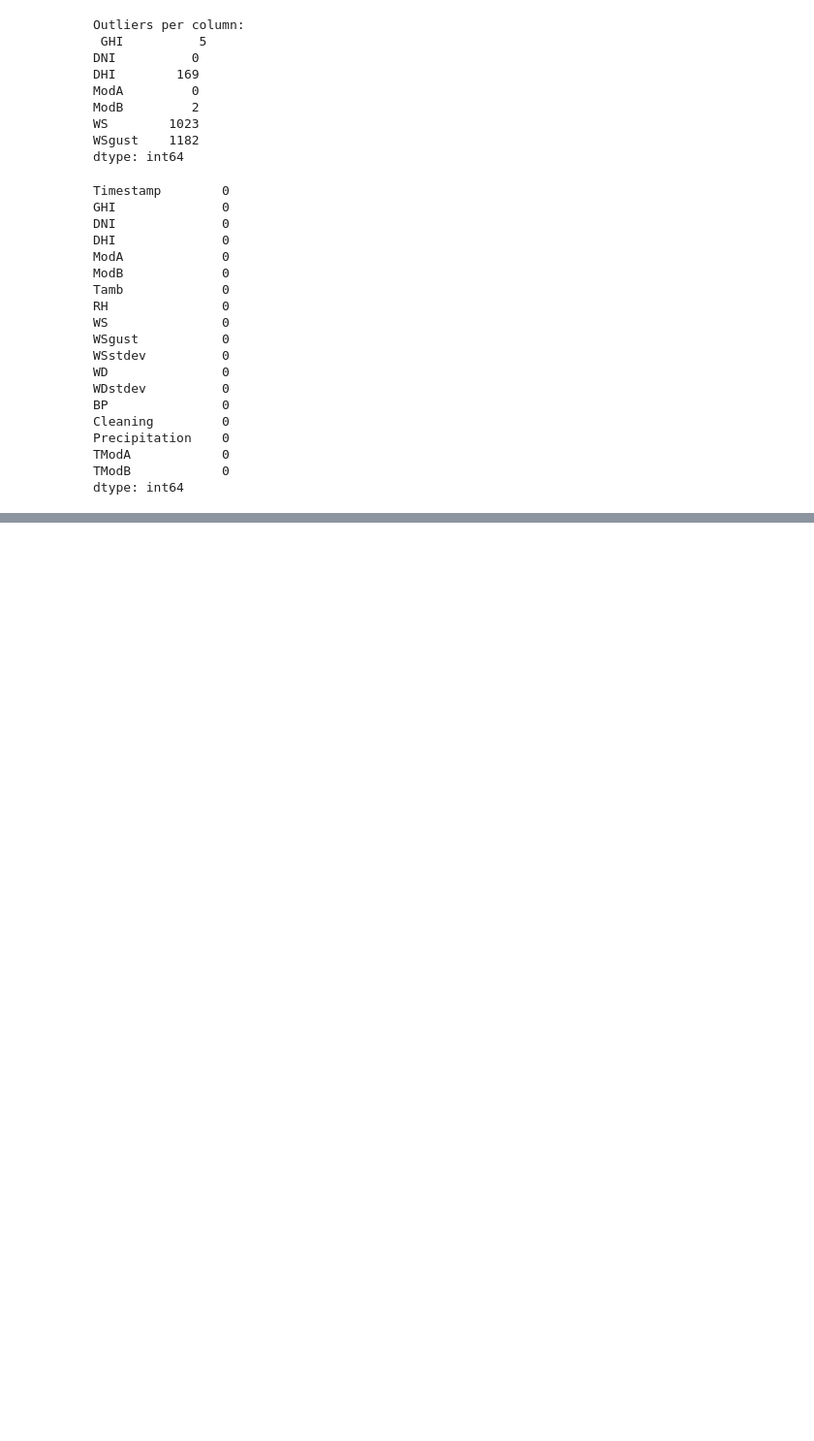
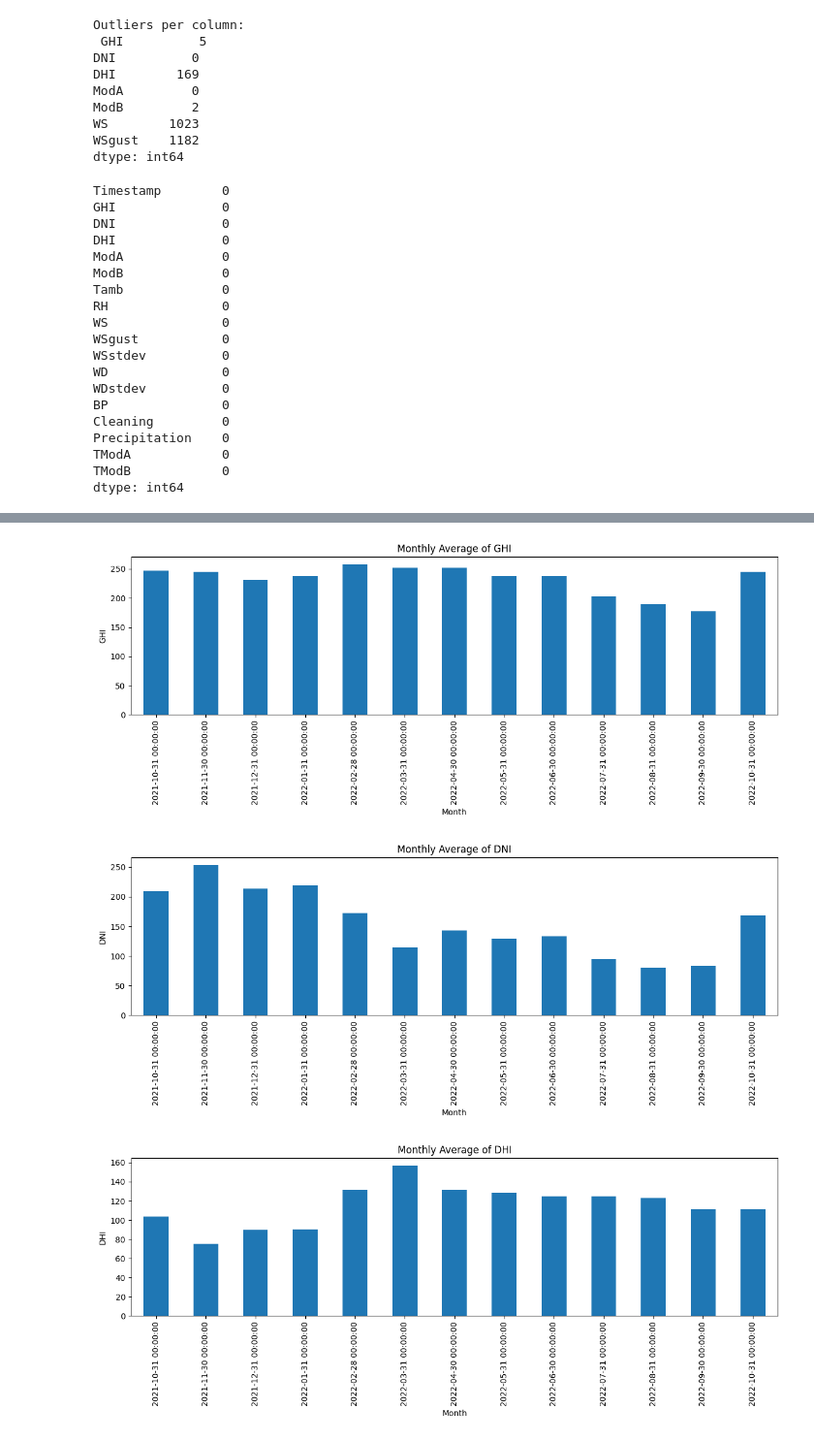
Before and after one commit to Feven777/solar-challenge-week0, a Jupyter notebook: notebook/togo_eda.ipynb, the cells around one changed output, grey strips where cells are left out. Shown: that part at 97% size. Cells and saved outputs as stored; diff of their text form; code cells hidden in the pictures; blank space fills up the shorter version.

```diff
--- a/notebook/togo_eda.ipynb
+++ b/notebook/togo_eda.ipynb
@@ -183,0 +214,17 @@ df.to_csv("../data/togo_clean.csv")
+# %%
+# Group by month and compute average
+monthly_avg = df_cleaned.resample('M').mean()
+
+# Plot each variable separately
+for col in ['GHI', 'DNI', 'DHI', 'Tamb']:
+    plt.figure(figsize=(12,5))
+    monthly_avg[col].plot(kind='bar')
+    plt.title(f'Monthly Average of {col}')
+    plt.ylabel(col)
+    plt.xlabel('Month')
+    plt.tight_layout()
+    plt.show()
+# %% [output]
+[figure, added]
+[figure, added]
+[figure, added]
```
Also changed, not shown: parts of 5 cells of this notebook.
